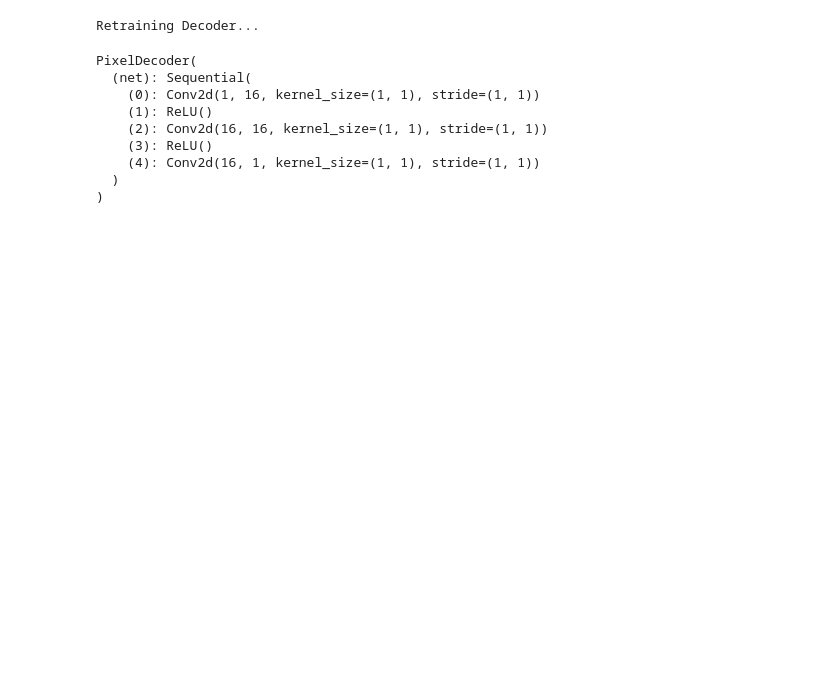
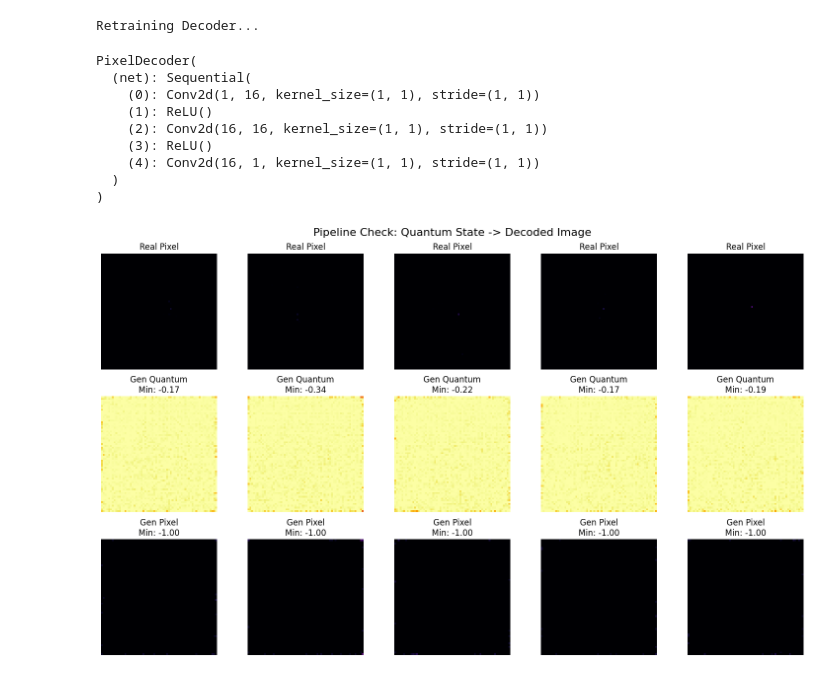
Before and after one commit to mashathepotato/GSoC-Quantum-Diffusion-Model, a Jupyter notebook: notebooks/quantum/first_principles_hybrid.ipynb, the cells around one changed output. Saved outputs shown, nothing was run; the diff lists cells and outputs as text; code cells hidden in the pictures; blank space fills up the shorter version.

Commit message:
Moved deprecated files to archive and restructured quantum folder

```diff
--- a/notebooks/quantum/first_principles_hybrid.ipynb
+++ b/notebooks/quantum/first_principles_hybrid.ipynb
@@ -391,3 +403,85 @@ PixelDecoder(
     (4): Conv2d(16, 1, kernel_size=(1, 1), stride=(1, 1))
   )
 )
+# %%
+
+# %%
+# [STEP 3: NEW EVALUATION]
+
+@torch.no_grad()
+def evaluate_amplified(model, decoder, n_samples=10):
+    model.eval()
+    decoder.eval()
+
+    # 1. Sample Latent (Quantum Space)
+    x = torch.randn(n_samples, 1, 64, 64, device=device)
+    steps = 50
+    dt = 1.0/steps
+
+    for i in range(steps):
+        t = torch.full((n_samples,), i/steps, device=device)
+        v = model(x, t)
+        x = x + v * dt
+
+    quantum_samples = x # Keep these for visualization
+
+    # 2. Decode
+    images_raw = decoder(x)
+
+    # 3. Clean
+    # Physics Threshold: Background is -1.0.
+    # Signal is > -0.99.
+    images_clean = torch.where(images_raw < -0.9, torch.tensor(-1.0, device=device), images_raw)
+
+    return quantum_samples.cpu().numpy(), images_clean.cpu().numpy()
+
+# Run
+q_fake, img_fake = evaluate_amplified(model, decoder, 10)
+real_imgs = data_X[:10]
+
+# --- PLOTTING ---
+fig, axs = plt.subplots(3, 5, figsize=(15, 9))
+
+for i in range(5):
+    # ROW 1: Real Pixels
+    axs[0, i].imshow(real_imgs[i].squeeze(), cmap='inferno', vmin=-1, vmax=1)
+    axs[0, i].set_title("Real Pixel")
+    axs[0, i].axis('off')
+
+    # ROW 2: Generated Quantum State (The Amplified "Latent")
+    # This should look like faint dots on a yellow background (if inferno)
+    # Range is approx 0 (Backg) to -1 (Signal)
+    im_q = axs[1, i].imshow(q_fake[i].squeeze(), cmap='inferno', vmin=-1.0, vmax=0.0)
+    axs[1, i].set_title(f"Gen Quantum\nMin: {q_fake[i].min():.2f}")
+    axs[1, i].axis('off')
+
+    # ROW 3: Generated Pixels (Decoded)
+    im_p = axs[2, i].imshow(img_fake[i].squeeze(), cmap='inferno', vmin=-1, vmax=1)
+    axs[2, i].set_title(f"Gen Pixel\nMin: {img_fake[i].min():.2f}")
+    axs[2, i].axis('off')
+
+plt.suptitle("Pipeline Check: Quantum State -> Decoded Image", fontsize=16)
+plt.tight_layout()
+plt.show()
+
+# --- RADIAL PROFILE ---
+# Final Physics Verification
+def radial_profile(imgs):
+    N, H, W = imgs.shape
+    center = (H//2, W//2)
+    Y, X = np.ogrid[:H, :W]
+    dist = np.sqrt((X - center[1])**2 + (Y - center[0])**2).astype(int)
+    return np.bincount(dist.ravel(), imgs.reshape(N, -1).mean(0)) / np.maximum(np.bincount(dist.ravel()), 1)
+
+rad_real = radial_profile(real_imgs.squeeze())
+rad_fake = radial_profile(img_fake.squeeze())
+
+plt.figure(figsize=(8, 4))
+plt.plot(rad_real, 'k-', linewidth=2, label='Real')
+plt.plot(rad_fake, 'r--', linewidth=2, label='Generated')
+plt.title("Radial Energy Profile (Amplified Model)")
+plt.legend()
+plt.grid(True, alpha=0.3)
+plt.show()
+# %% [output]
+[figure, added]
```
Also changed, not shown: parts of 4 cells of this notebook, 2 other files.
